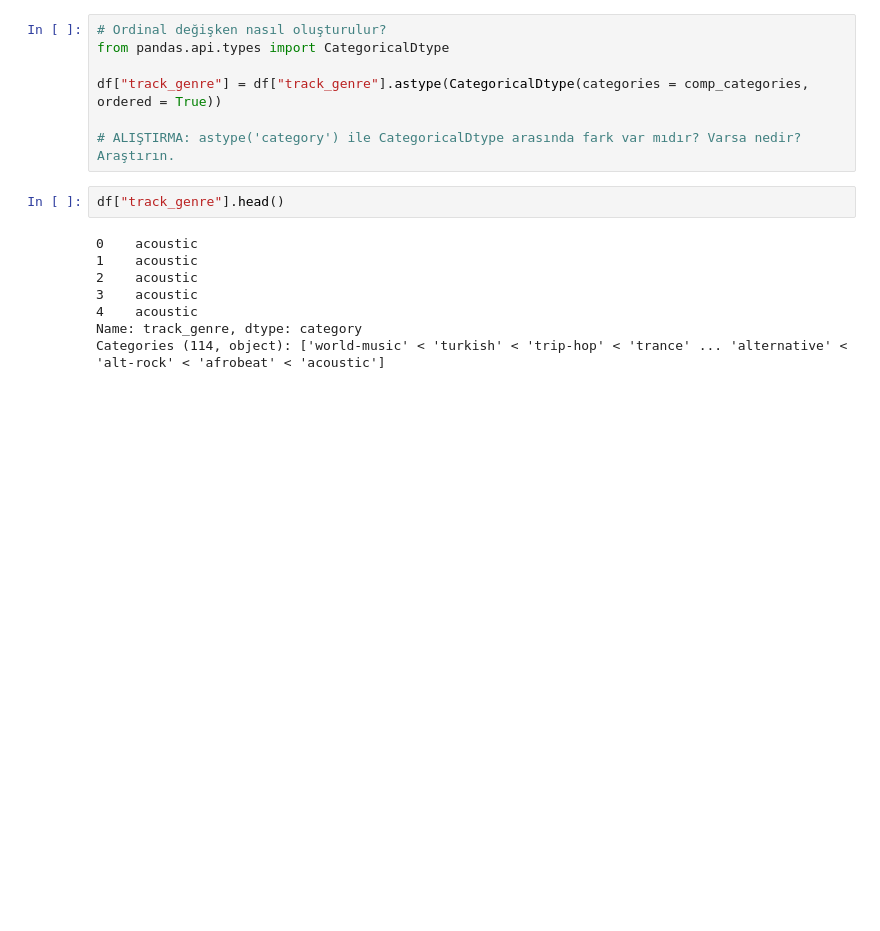
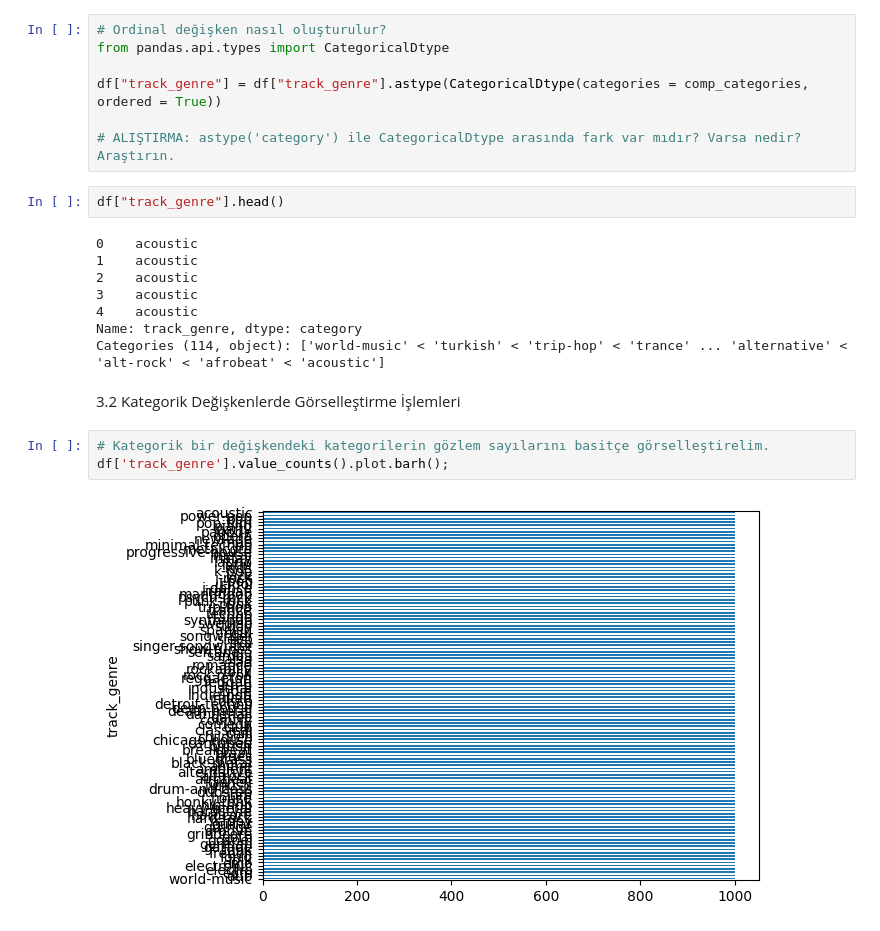
Before and after one commit to elifnuryaygin03/elifnuryaygin, a Jupyter notebook: notebook3b8a5575bd.ipynb, the cells around one changed output. Drawn from its saved outputs; the diff is of its cells as text; blank space fills up the shorter version.

```diff
--- a/notebook3b8a5575bd.ipynb
+++ b/notebook3b8a5575bd.ipynb
@@ -879,3 +879,10 @@ df["track_genre"].head()
 4    acoustic
 Name: track_genre, dtype: category
 Categories (114, object): ['world-music' < 'turkish' < 'trip-hop' < 'trance' ... 'alternative' < 'alt-rock' < 'afrobeat' < 'acoustic']
+# %% [markdown]
+3.2 Kategorik Değişkenlerde Görselleştirme İşlemleri
+# %%
+# Kategorik bir değişkendeki kategorilerin gözlem sayılarını basitçe görselleştirelim.
+df['track_genre'].value_counts().plot.barh();
+# %% [output]
+[figure, added]
```
Also changed, not shown: parts of 2 cells of this notebook.
